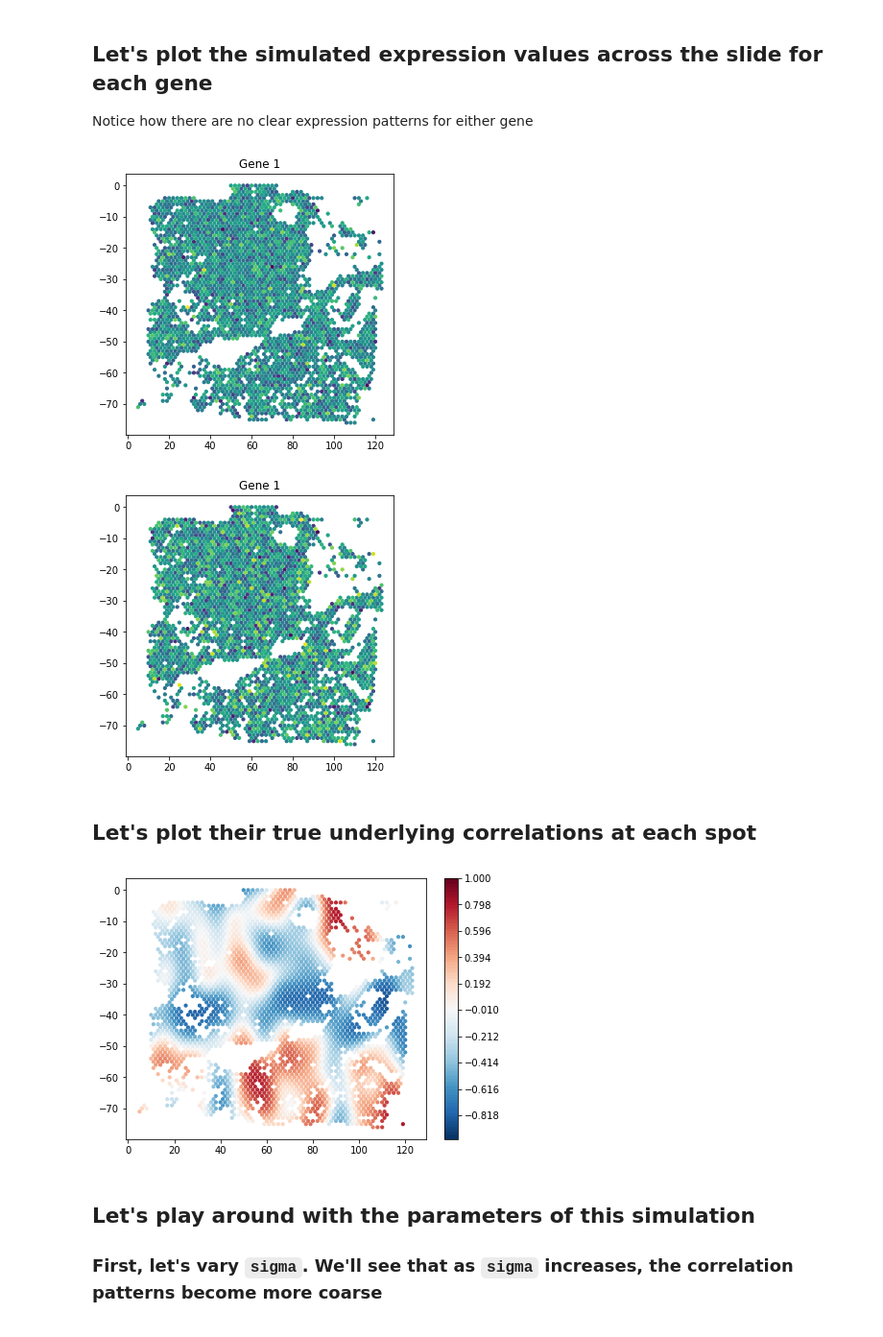
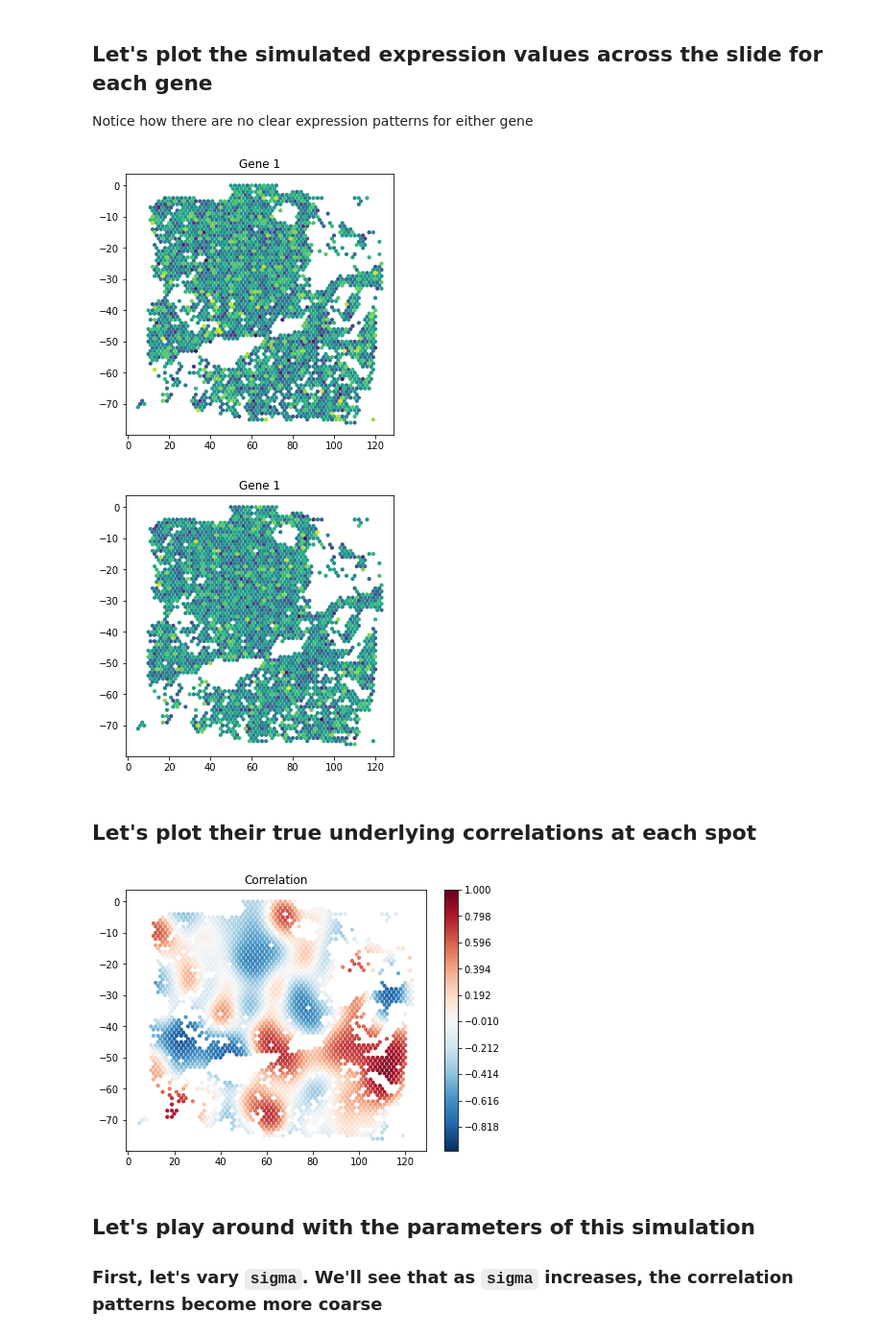
Before and after one commit to mbernste/SpatialCorr-sim, a Jupyter notebook: simulate_spatial_data.ipynb, the cells around one changed output. Shown at 96% size. Saved outputs shown, nothing was run; the diff lists cells and outputs as text; code cells hidden in the pictures.

```diff
--- a/simulate_spatial_data.ipynb
+++ b/simulate_spatial_data.ipynb
@@ -76,15 +76,16 @@ sc.pl.spatial(adata_raw, alpha=0.0)
 # %% [markdown]
 ## Normalize countes using deviance residuals
 # %%
-X_res = ndr.normalize(np.array(adata.X.todense()))
+X_res = ndr.normalize(np.array(adata_raw.X.todense()))
 expr_res_df = pd.DataFrame(
     data=X_res,
-    index=adata.obs.index,
-    columns=adata.var.index
+    index=adata_raw.obs.index,
+    columns=adata_raw.var.index
 )
 
 # Build the new AnnData object
 adata = AnnData(expr_res_df)
+adata.obs = adata_raw.obs
 
 expr_res_df
 # %% [output]
@@ -160,25 +162,25 @@ ps.plot_slide(
     col_key='array_col'
 )
 # %% [output]
-[figure, old version]
+[figure, new version]
-[figure, old version]
+[figure, new version]
 # %% [markdown]
 ## Let's plot their true underlying correlations at each spot
 # %%
 ps.plot_slide(
     adata.obs,
     corrs,
     cmap='RdBu_r',
     dsize=10,
     colorbar=True,
     vmin=-1,
     vmax=1,
-    title='Correlation'
+    title='Correlation',
     row_key='array_row',
     col_key='array_col'
 )
 # %% [output]
-[figure, old version]
+[figure, new version]
 # %% [markdown]
 ## Let's play around with the parameters of this simulation
 
```
Also changed, not shown: parts of 4 cells of this notebook.
